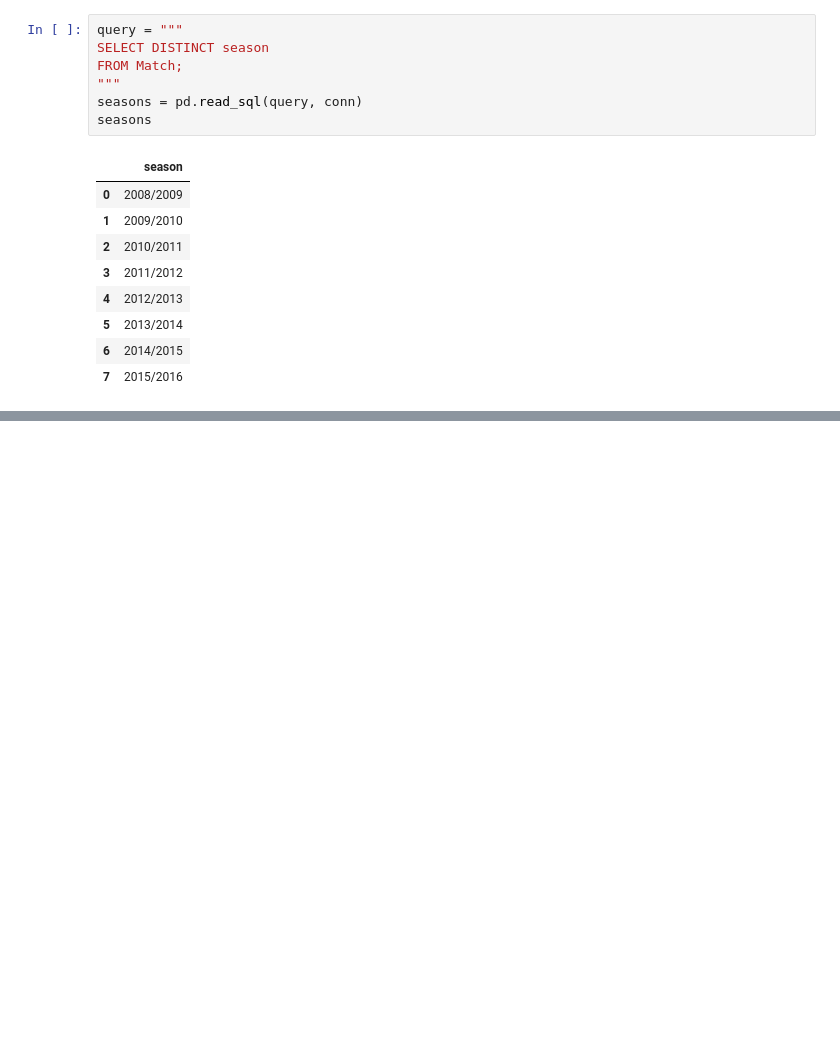
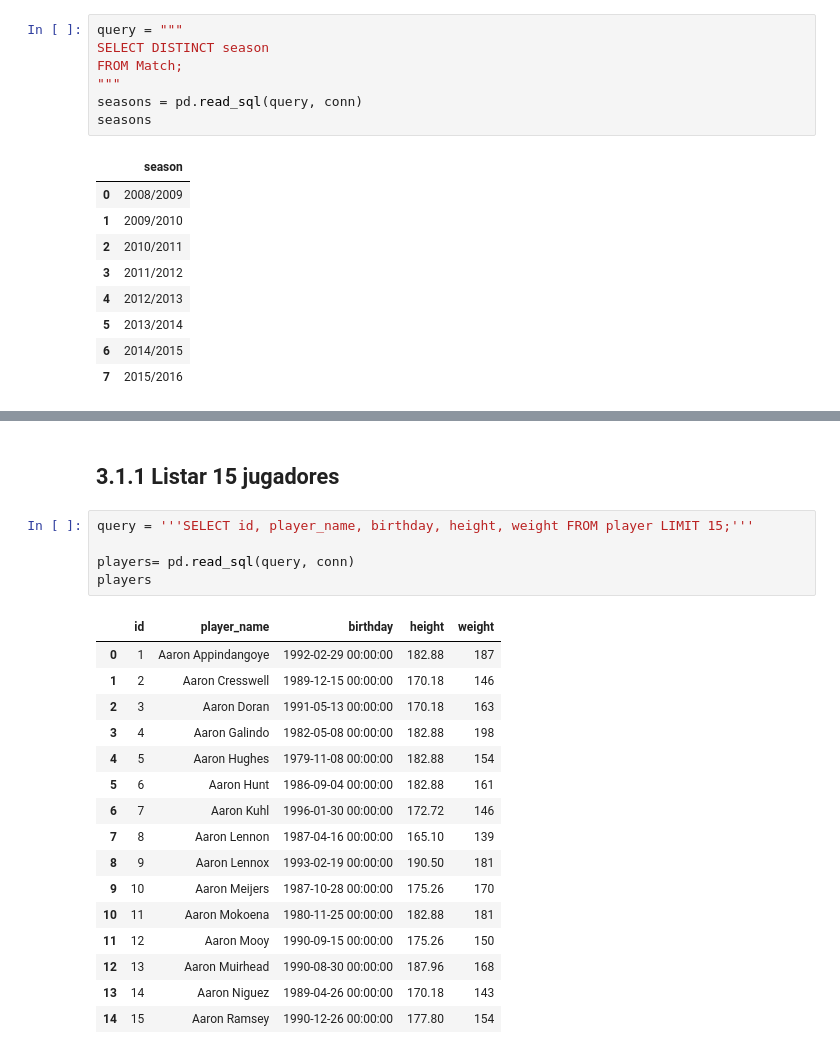
Before and after one commit to NeverShoutLala/Talento-Tech, a Jupyter notebook: tallersql.ipynb, the cells around one changed output, grey strips where cells are left out. Cells and saved outputs as stored; diff of their text form; blank space fills up the shorter version.

```diff
--- a/tallersql.ipynb
+++ b/tallersql.ipynb
@@ -115,0 +166,24 @@ seasons
+# %% [markdown]
+## 3.1.1 Listar 15 jugadores
+# %%
+query = '''SELECT id, player_name, birthday, height, weight FROM player LIMIT 15;'''
+
+players= pd.read_sql(query, conn)
+players
+# %% [output]
+|  | id | player_name | birthday | height | weight |
+| 0 | 1 | Aaron Appindangoye | 1992-02-29 00:00:00 | 182.88 | 187 |
+| 1 | 2 | Aaron Cresswell | 1989-12-15 00:00:00 | 170.18 | 146 |
+| 2 | 3 | Aaron Doran | 1991-05-13 00:00:00 | 170.18 | 163 |
+| 3 | 4 | Aaron Galindo | 1982-05-08 00:00:00 | 182.88 | 198 |
+| 4 | 5 | Aaron Hughes | 1979-11-08 00:00:00 | 182.88 | 154 |
+| 5 | 6 | Aaron Hunt | 1986-09-04 00:00:00 | 182.88 | 161 |
+| 6 | 7 | Aaron Kuhl | 1996-01-30 00:00:00 | 172.72 | 146 |
+| 7 | 8 | Aaron Lennon | 1987-04-16 00:00:00 | 165.10 | 139 |
+| 8 | 9 | Aaron Lennox | 1993-02-19 00:00:00 | 190.50 | 181 |
+| 9 | 10 | Aaron Meijers | 1987-10-28 00:00:00 | 175.26 | 170 |
+| 10 | 11 | Aaron Mokoena | 1980-11-25 00:00:00 | 182.88 | 181 |
+| 11 | 12 | Aaron Mooy | 1990-09-15 00:00:00 | 175.26 | 150 |
+| 12 | 13 | Aaron Muirhead | 1990-08-30 00:00:00 | 187.96 | 168 |
+| 13 | 14 | Aaron Niguez | 1989-04-26 00:00:00 | 170.18 | 143 |
+| 14 | 15 | Aaron Ramsey | 1990-12-26 00:00:00 | 177.80 | 154 |
```
Also changed, not shown: parts of 63 cells of this notebook.
